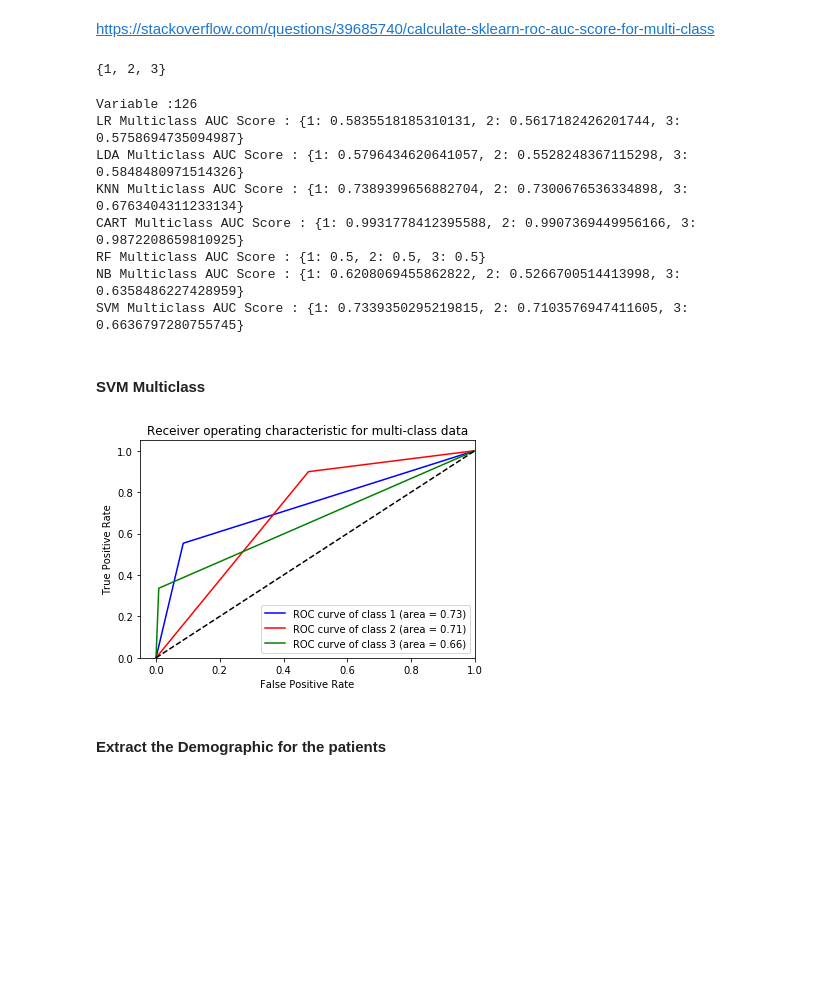
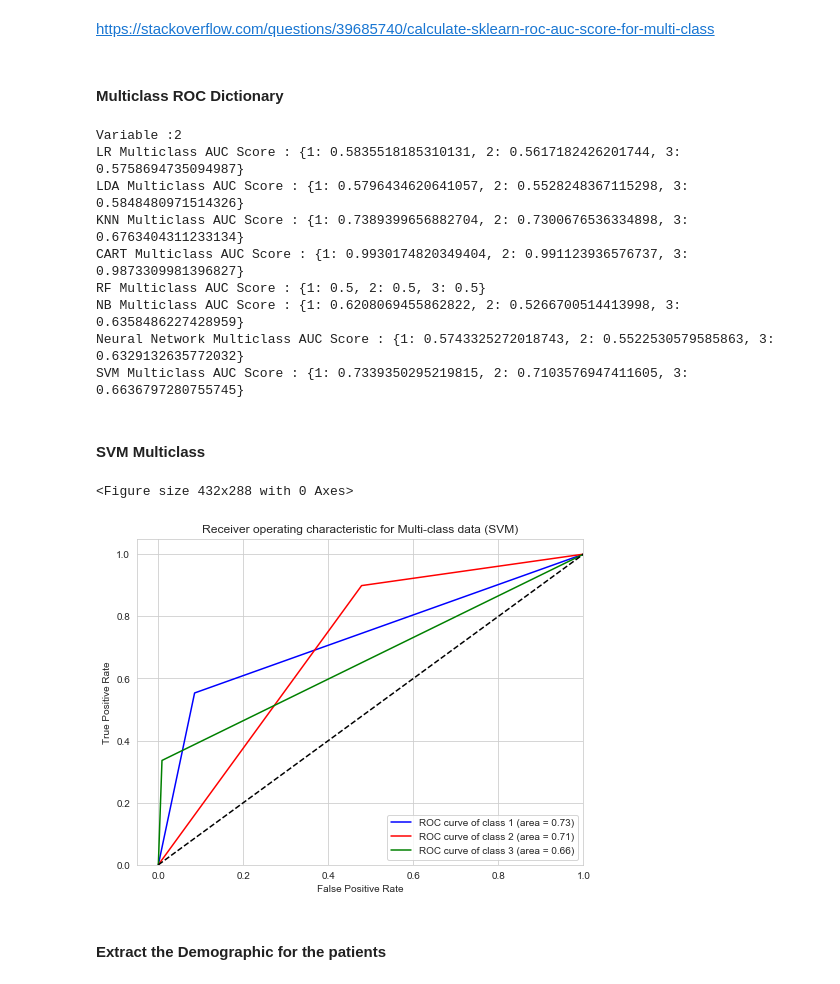
Before and after one commit to ibrahim85/ad_ncirl, a Jupyter notebook: Experiment_1 ( change per month).ipynb, the cells around one changed output. Saved outputs shown, nothing was run; the diff lists cells and outputs as text; code cells hidden in the pictures; blank space fills up the shorter version.

```diff
--- a/Experiment_1 ( change per month).ipynb
+++ b/Experiment_1 ( change per month).ipynb
@@ -344,0 +346,30 @@ from sklearn.metrics import classification_report
+# %%
+from sklearn.metrics import confusion_matrix
+# prepare models
+models = []
+models.append(('LR', LogisticRegression()))
+models.append(('LDA', LinearDiscriminantAnalysis()))
+models.append(('KNN', KNeighborsClassifier()))
+models.append(('CART', DecisionTreeClassifier()))
+models.append(('RF',RandomForestClassifier(max_depth=1)))
+models.append(('NB', GaussianNB()))
+models.append(('Neural Network', MLPClassifier()))
+models.append(('SVM', SVC()))
+# evaluate each model in turn
+results = []
+names = []
+cm =[]
+y_actu_arr = (Y_test)
+for name , model in models:
+    model.fit(X_train, Y_train)
+    y_pred = model.predict(X_test)
+
+
+    results.append(confusion_matrix(y_actu_arr,y_pred))
+    names.append(name)
+print()
+print("Variable :{}".format(i))
+
+
+for j, k in zip(names, results):
+    print("{} Classification Report : {}".format(j,k))
@@ -345,4 +480,5 @@ from sklearn.metrics import classification_report
 # %%
+from sklearn.metrics import classification_report
 # prepare models
 models = []
 models.append(('LR', LogisticRegression()))
@@ -352,6 +488,7 @@ models.append(('CART', DecisionTreeClassifier()))
 models.append(('RF',RandomForestClassifier(max_depth=1)))
 models.append(('NB', GaussianNB()))
 models.append(('SVM', SVC()))
+models.append(('Neural Network', MLPClassifier()))
 # evaluate each model in turn
 results = []
 names = []
@@ -408,6 +547,7 @@ models.append(('CART', DecisionTreeClassifier()))
 models.append(('RF',RandomForestClassifier(max_depth=1)))
 models.append(('NB', GaussianNB()))
 models.append(('SVM', SVC()))
+models.append(('Neural Network', MLPClassifier()))
 # evaluate each model in turn
 results = []
 names = []
@@ -440,10 +581,8 @@ SVM Multiclass AUC Score : 0.7026574841129055
 Yes! That's what is done after the comment #marking the current class as 1 and all other classes as 0
 # %% [markdown]
 https://stackoverflow.com/questions/39685740/calculate-sklearn-roc-auc-score-for-multi-class
-# %%
-set(test['DX'].values)
-# %% [output]
-{1, 2, 3}
+# %% [markdown]
+#### Multiclass ROC Dictionary
 # %%
 from sklearn.metrics import roc_auc_score
 def multiclass_roc_dict(model):
@@ -473,6 +612,8 @@ models.append(('KNN', KNeighborsClassifier()))
 models.append(('CART', DecisionTreeClassifier()))
 models.append(('RF',RandomForestClassifier(max_depth=1)))
 models.append(('NB', GaussianNB()))
+
+models.append(('Neural Network', MLPClassifier()))
 models.append(('SVM', SVC()))
 # evaluate each model in turn
 results = []
@@ -493,13 +634,14 @@ print("Variable :{}".format(i))
 for j, k in zip(names, results):
     print("{} Multiclass AUC Score : {}".format(j,k))
 # %% [output]
-Variable :126
+Variable :2
 LR Multiclass AUC Score : {1: 0.5835518185310131, 2: 0.5617182426201744, 3: 0.5758694735094987}
 LDA Multiclass AUC Score : {1: 0.5796434620641057, 2: 0.5528248367115298, 3: 0.5848480971514326}
 KNN Multiclass AUC Score : {1: 0.7389399656882704, 2: 0.7300676536334898, 3: 0.6763404311233134}
-CART Multiclass AUC Score : {1: 0.9931778412395588, 2: 0.9907369449956166, 3: 0.9872208659810925}
+CART Multiclass AUC Score : {1: 0.9930174820349404, 2: 0.991123936576737, 3: 0.9873309981396827}
 RF Multiclass AUC Score : {1: 0.5, 2: 0.5, 3: 0.5}
 NB Multiclass AUC Score : {1: 0.6208069455862822, 2: 0.5266700514413998, 3: 0.6358486227428959}
+Neural Network Multiclass AUC Score : {1: 0.5743325272018743, 2: 0.5522530579585863, 3: 0.6329132635772032}
 SVM Multiclass AUC Score : {1: 0.7339350295219815, 2: 0.7103576947411605, 3: 0.6636797280755745}
 # %% [markdown]
 #### SVM Multiclass
@@ -508,39 +650,42 @@ SVM Multiclass AUC Score : {1: 0.7339350295219815, 2: 0.7103576947411605, 3: 0.6
 from sklearn.preprocessing import label_binarize
 from sklearn.metrics import roc_curve, auc
 
-
+sns.set_style("whitegrid")
+sns.despine()
+fig,ax = plt.subplots(figsize = (8,6))
 
 # Binarize the output
 y_bin = label_binarize(Y_test, classes=[ 1, 2,3])
 n_classes = y_bin.shape[1]
 
 selected_classifier = SVC()
 selected_classifier.fit(X_train, Y_train)
 y_score = model.predict(X_test)
 y_score = label_binarize(y_score, classes=[1, 2,3])
 
 
 fpr = dict()
 tpr = dict()
 roc_auc = dict()
 for i in range(n_classes):
     fpr[i], tpr[i], _ = roc_curve(y_bin[:, i], y_score[:, i])
     roc_auc[i] = auc(fpr[i], tpr[i])
 colors = ['blue', 'red', 'green']
 for i, color in zip(range(n_classes), colors):
     plt.plot(fpr[i], tpr[i], color=color,
              label='ROC curve of class {0} (area = {1:0.2f})'
              ''.format(i + 1, roc_auc[i] ))
 plt.plot([0, 1], [0, 1], 'k--')
 plt.xlim([-0.05, 1.0])
 plt.ylim([0.0, 1.05])
 plt.xlabel('False Positive Rate')
 plt.ylabel('True Positive Rate')
-plt.title('Receiver operating characteristic for multi-class data')
+plt.title('Receiver operating characteristic for Multi-class data (SVM)')
 plt.legend(loc="lower right")
 plt.show()
 # %% [output]
+<Figure size 432x288 with 0 Axes>
-[figure, old version]
+[figure, new version]
 # %% [markdown]
 #### Extract the Demographic for the patients
 # %%
```
Also changed, not shown: parts of 14 cells of this notebook, 1 other file.
